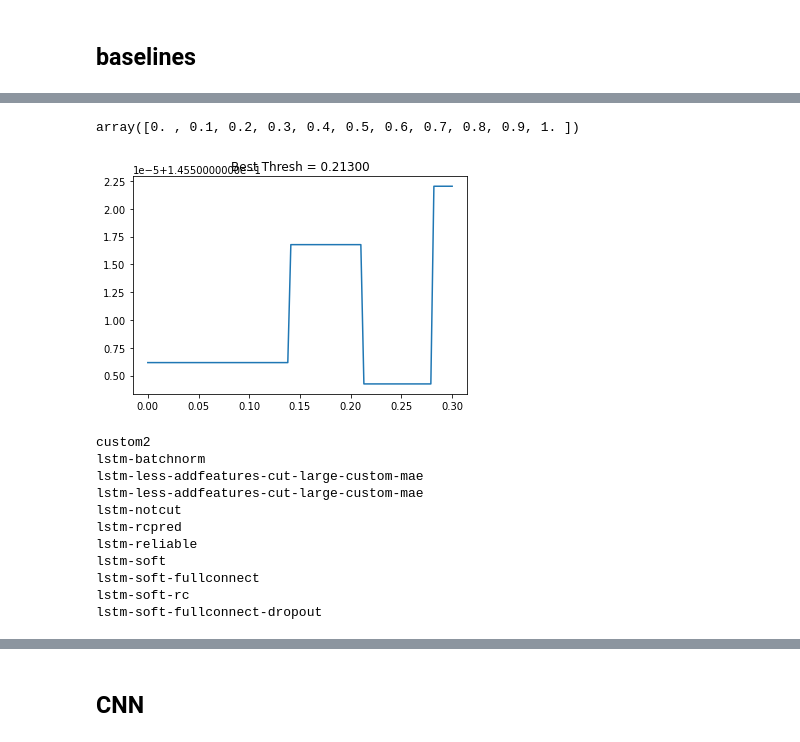
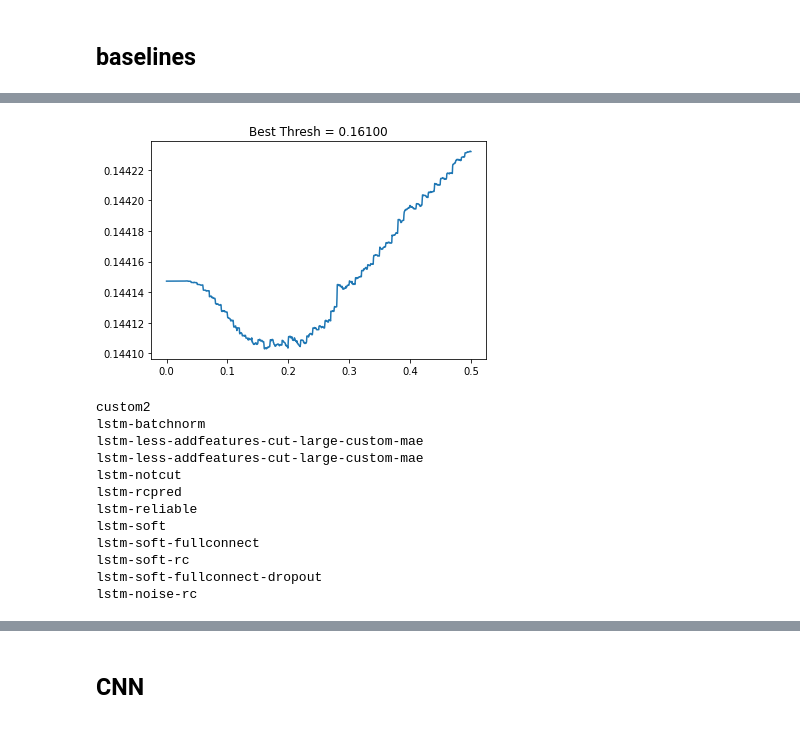
Before and after one commit to yamaguchi-milkcocholate/GoogleBrain-VentilatorPressurePrediction, a Jupyter notebook: notebooks/ensemble.ipynb, the cells around one changed output, grey strips where cells are left out. Saved outputs shown, nothing was run; the diff lists cells and outputs as text; code cells hidden in the pictures.

```diff
--- a/notebooks/ensemble.ipynb
+++ b/notebooks/ensemble.ipynb
@@ -58,7 +58,7 @@ expts = [
     "custom2", "lstm-batchnorm", "lstm-less-addfeatures-cut-large-custom-mae",
     "lstm-less-addfeatures-cut-large-custom-mae", "lstm-notcut",
     "lstm-rcpred", "lstm-reliable", "lstm-soft", "lstm-soft-fullconnect",
-    "lstm-soft-rc", "lstm-soft-fullconnect-dropout"
+    "lstm-soft-rc", "lstm-soft-fullconnect-dropout", "lstm-noise-rc"
 ]
 # %%
 valid_preds = []
@@ -67,7 +67,7 @@ cols = [str(i) for i in range(35)]
 for expt in expts:
     vp = pd.read_csv(logdir / expt / "valid_preds.csv")
     vp = vp[cols].values.reshape(-1)
-    vp = do_stair(vp)
+    # vp = do_stair(vp)
     valid_preds.append(vp)
 
 valid_preds = np.vstack(valid_preds)
@@ -103,28 +118,25 @@ Mean: 0.148
-# %%
-np.linspace(0, 1, 11)
-# %% [output]
-array([0. , 0.1, 0.2, 0.3, 0.4, 0.5, 0.6, 0.7, 0.8, 0.9, 1. ])
 # %%
 fig, ax = plt.subplots(1, 1, figsize=(6, 4))
 
-threshs = np.linspace(0, 0.3, 101)
+threshs = np.linspace(0, 0.5, 1001)
 scores = []
 for thresh in threshs:
     pred_custom = np.where(spread < thresh, pred_mean, pred_median)
     pred_custom = do_stair(pred_custom)
     scores.append(score(targets, pred_custom, u_outs))
 ax.plot(threshs, scores)
 ax.set_title(f"Best Thresh = {threshs[np.argmin(scores)]:.05f}")
 plt.show()
 # %% [output]
-[figure, old version]
+[figure, new version]
 # %%
 submissions = []
 
 for expt in expts:
     print(expt)
     sub = pd.read_csv(logdir / expt / "custom_submission.csv")
-    sub = do_stair(sub["pressure"].values)
+    sub = sub["pressure"].values
+    # sub = do_stair(sub["pressure"].values)
     submissions.append(sub)
 
 submissions = np.vstack(submissions)
@@ -140,4 +152,5 @@ lstm-soft
 lstm-soft-fullconnect
 lstm-soft-rc
 lstm-soft-fullconnect-dropout
+lstm-noise-rc
 # %%
```
Also changed, not shown: parts of 6 cells of this notebook, 1 other file.
